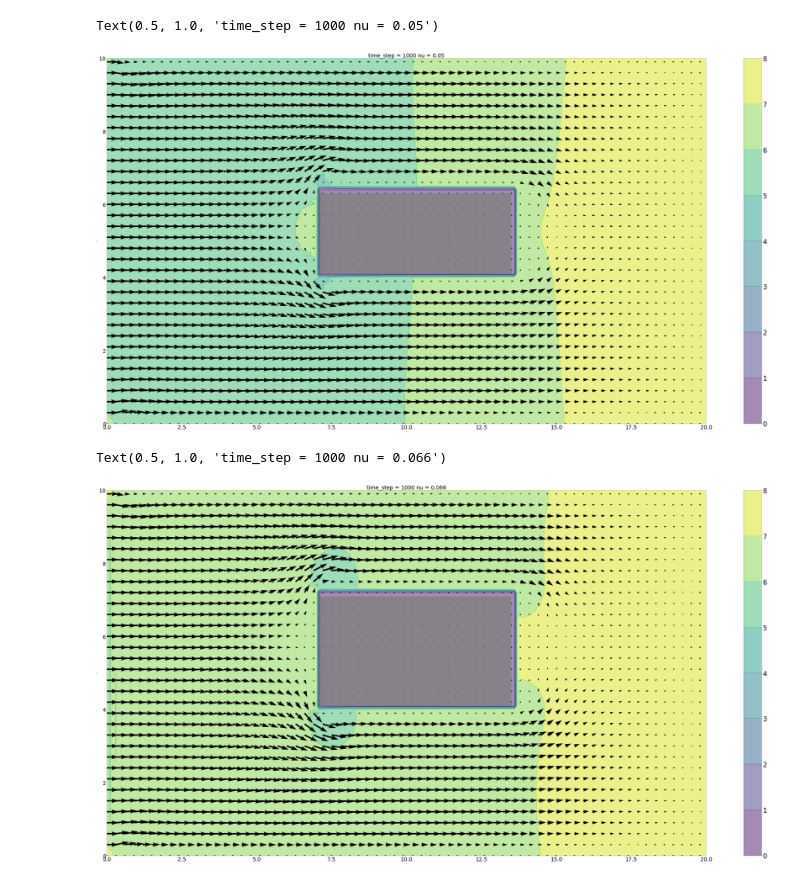
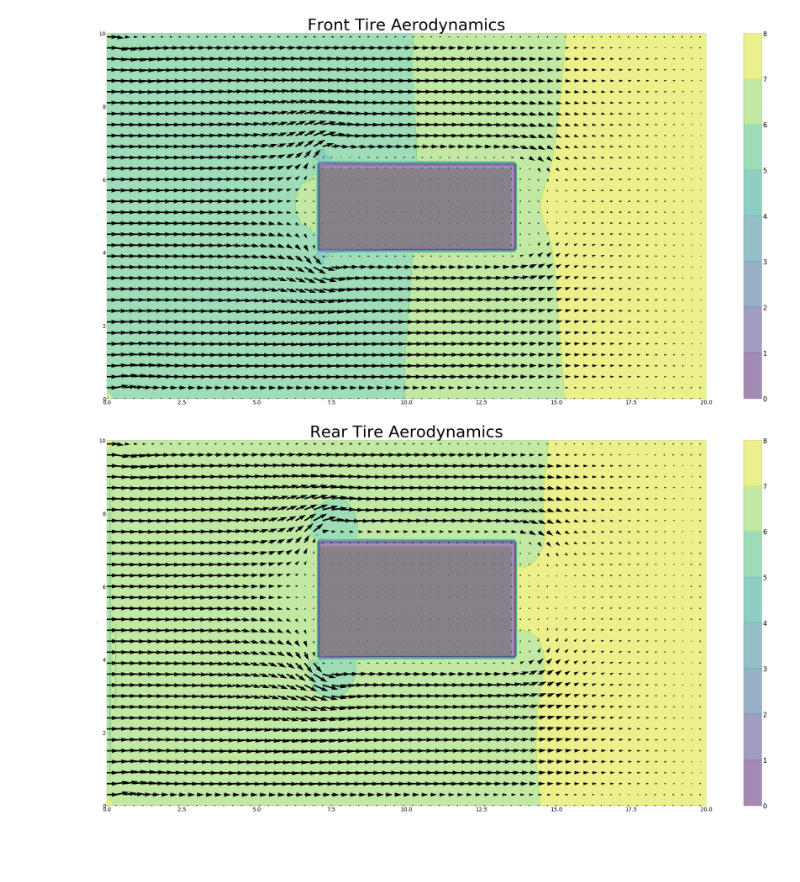
Before and after one commit to JHindy/PHY480_HW1, a Jupyter notebook: semester_project/CFD_in_python_FPT.ipynb, the cells around one changed output. Saved outputs shown, nothing was run; the diff lists cells and outputs as text; code cells hidden in the pictures; blank space fills up the shorter version.

```diff
--- a/semester_project/CFD_in_python_FPT.ipynb
+++ b/semester_project/CFD_in_python_FPT.ipynb
@@ -342,36 +343,36 @@ wdth   = 67          # obstacle width
 Re = 50              # range from 10s to 100s
 nt = 1000            # timesteps
 
 u_start = 1          # initial velocity at the start
 rho = 1              # density
 nu = ((dy*dpth)*u_start)/Re  # viscosity (UL/Re, Re = UL/nu, original value: 0.1)
 dt = 0.001               # timesteps
 
 qres = 3                 # quiver plot resolution
 
 v = np.zeros((ny, nx))
 u = np.ones((ny, nx))    # for u-velocity I initialise to 1 everywhere
 
 p = np.zeros((ny, nx))
 b = np.zeros((ny, nx))
 
 u, v, p = cavityFlow_16(nt, u, v, dt, dx, dy, p, rho, nu, botb, dpth, lftb, wdth, X, Y, u_start)
 
 # Plot the last figure on screen
 fig = plt.figure(figsize=(100,50), dpi=25)
 plt.contourf(X, Y, p, alpha=0.5)
 plt.tick_params(axis='both', which='major', labelsize=40)
 cbar = plt.colorbar()
 cbar.ax.tick_params(labelsize=50)
 plt.contour(X, Y, p)
 plt.quiver(X[::qres,::qres],Y[::qres,::qres],u[::qres,::qres],v[::qres,::qres]) ##plotting velocity
 plt.broken_barh([(x[lftb+1],x[lftb+wdth-2]-x[lftb+1])], (y[botb+1],y[botb+dpth-2]-y[botb+1]), facecolors='grey', alpha=0.8)
 plt.xlabel('X')
 plt.ylabel('Y');
-plt.title('time_step = ' + str(nt) + ' nu = ' + str(nu), fontsize=40)
+plt.title('Front Tire Aerodynamics', fontsize = 120)
+plt.savefig('FT_aero.jpeg')
 # %% [output]
-Text(0.5, 1.0, 'time_step = 1000 nu = 0.05')
-[figure, old version]
+[figure, new version]
 # %%
 nx = 201  # x-points
 ny = 101  # y-points
@@ -420,7 +421,7 @@ plt.quiver(X[::qres,::qres],Y[::qres,::qres],u[::qres,::qres],v[::qres,::qres])
 plt.broken_barh([(x[lftb+1],x[lftb+wdth-2]-x[lftb+1])], (y[botb+1],y[botb+dpth-2]-y[botb+1]), facecolors='grey', alpha=0.8)
 plt.xlabel('X')
 plt.ylabel('Y');
-plt.title('time_step = ' + str(nt) + ' nu = ' + str(nu), fontsize=40)
+plt.title('Rear Tire Aerodynamics', fontsize = 120)
+plt.savefig('RT_aero.jpeg')
 # %% [output]
-Text(0.5, 1.0, 'time_step = 1000 nu = 0.066')
-[figure, old version]
+[figure, new version]
```
Also changed, not shown: parts of 1 cell of this notebook, 15 other files.
